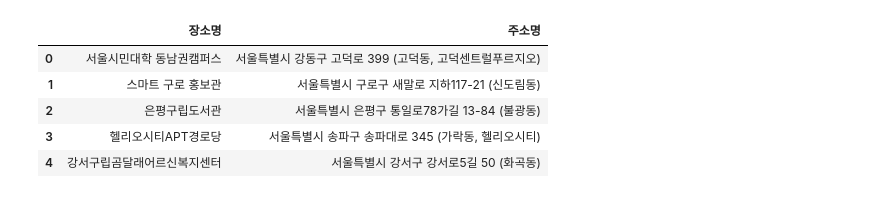
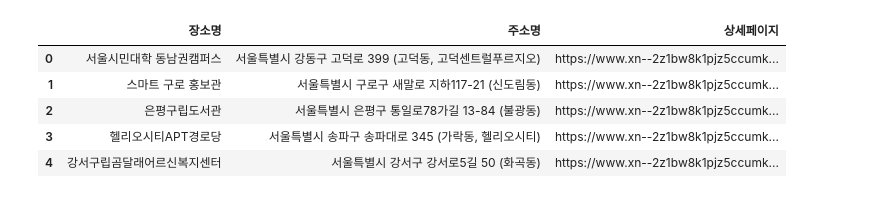
Before and after one commit to HaJeong-K/Multi-Telecom, a Jupyter notebook: 지도 시각화/마케팅_지도시각화(디지털배움터).ipynb, the cells around one changed output. Cells and saved outputs as stored; diff of their text form; code cells hidden in the pictures.

```diff
--- a/지도 시각화/마케팅_지도시각화(디지털배움터).ipynb
+++ b/지도 시각화/마케팅_지도시각화(디지털배움터).ipynb
@@ -1,14 +1,14 @@
 # %%
 import pandas as pd
 
-DATA_PATH = 'C:/Users/bean/Downloads/a.xlsx'
-df = pd.read_excel(DATA_PATH)
+DATA_PATH = '/content/drive/MyDrive/Colab Notebooks/파이널 프로젝트/데이터분석/'
+df = pd.read_excel(DATA_PATH + '디지털 배움터 최종 크롤링.xlsx')
 
 df.head()
 # %% [output]
-|  | 장소명 | 주소명 |
-| 0 | 서울시민대학 동남권캠퍼스 | 서울특별시 강동구 고덕로 399 (고덕동, 고덕센트럴푸르지오) |
-| 1 | 스마트 구로 홍보관 | 서울특별시 구로구 새말로 지하117-21 (신도림동) |
-| 2 | 은평구립도서관 | 서울특별시 은평구 통일로78가길 13-84 (불광동) |
-| 3 | 헬리오시티APT경로당 | 서울특별시 송파구 송파대로 345 (가락동, 헬리오시티) |
-| 4 | 강서구립곰달래어르신복지센터 | 서울특별시 강서구 강서로5길 50 (화곡동) |
+|  | 장소명 | 주소명 | 상세페이지 |
+| 0 | 서울시민대학 동남권캠퍼스 | 서울특별시 강동구 고덕로 399 (고덕동, 고덕센트럴푸르지오) | https://www.xn--2z1bw8k1pjz5ccumk... |
+| 1 | 스마트 구로 홍보관 | 서울특별시 구로구 새말로 지하117-21 (신도림동) | https://www.xn--2z1bw8k1pjz5ccumk... |
+| 2 | 은평구립도서관 | 서울특별시 은평구 통일로78가길 13-84 (불광동) | https://www.xn--2z1bw8k1pjz5ccumk... |
+| 3 | 헬리오시티APT경로당 | 서울특별시 송파구 송파대로 345 (가락동, 헬리오시티) | https://www.xn--2z1bw8k1pjz5ccumk... |
+| 4 | 강서구립곰달래어르신복지센터 | 서울특별시 강서구 강서로5길 50 (화곡동) | https://www.xn--2z1bw8k1pjz5ccumk... |
```
Also changed, not shown: parts of 3 cells of this notebook, 2 other files.
